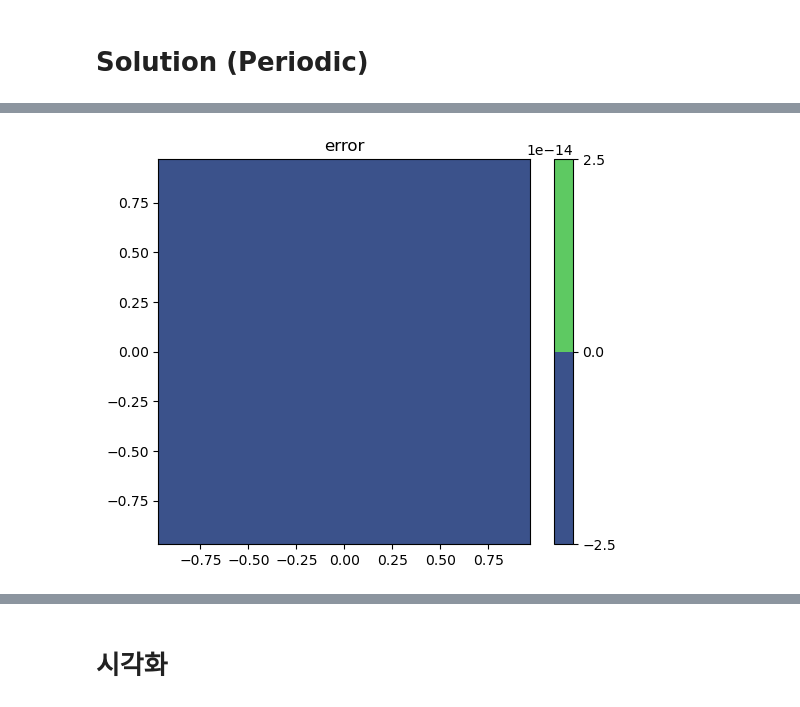
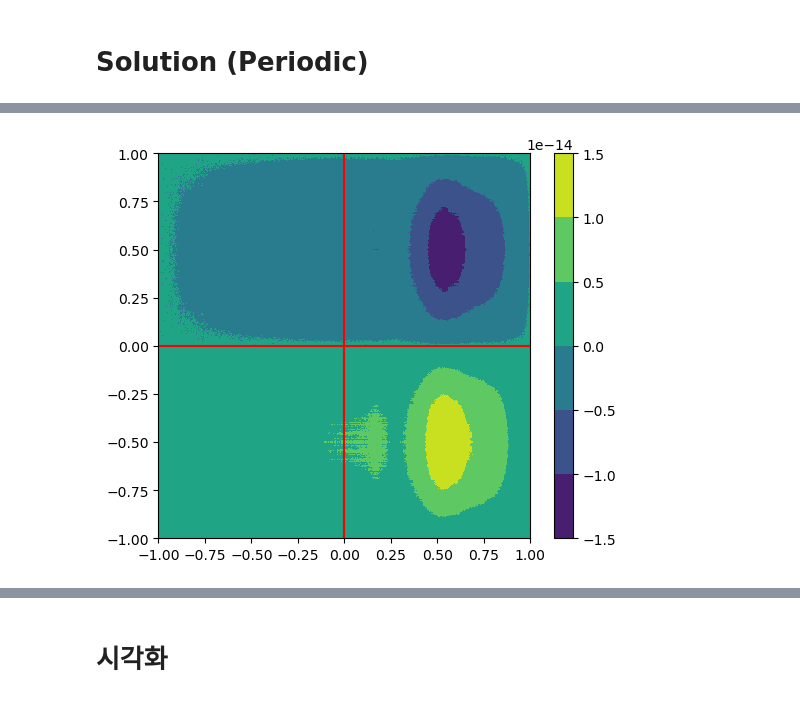
Before and after one commit to dontempty/PaScaL_TDMA_lab, a Jupyter notebook: examples_lab/lab.ipynb, the cells around one changed output, grey strips where cells are left out. Drawn from its saved outputs; the diff is of its cells as text; code cells hidden in the pictures.

```diff
--- a/examples_lab/lab.ipynb
+++ b/examples_lab/lab.ipynb
@@ -429,15 +457,15 @@ error = 6.546588328395451e-16
 # Solution (Periodic)
 # %%
 folder_name = "results"
-file_name = "theta"
+file_name = "rhs"
 
 x0 = -1
 xN = 1
 y0 = -1
 yN = 1
 
-nx = 16
-ny = 16
+nx = 1024
+ny = 1024
 
 nx1 = nx+2
 ny1 = ny+2
@@ -468,16 +496,3 @@ for j in range(ny+2):
         y[j] = yN
     else:
         y[j] = y0 + dy/2 + dy*(j-1)
-
-# u_exact = u(x,y,t)= (-1/2π^2) sin(πx)sin(πy) exp(−2π^2 t)
-
-endtime = 0
-exact_solution = np.zeros((ny+2, nx+2))
-for j in range(ny+2):
-    for i in range(nx+2):
-
-        # Dirichlet
-        # exact_solution[j, i] = (1 - x[i]**2) * (1 - y[j]**2)
-
-        # Periodic
-        exact_solution[j, i] = (-1/2/(np.pi**2)) * np.sin(np.pi*x[i])*np.sin(np.pi*y[j]) * np.exp(-2*np.pi**2 * endtime) + np.cos(np.pi*x[i])*np.cos(np.pi*y[j])
@@ -492,23 +536,63 @@ NameError: name 'np' is not defined
 # %%
-solution = np.zeros((ny+2, nx+2))
+folder_name = "results"
+file_name = "rhs"
 
-for j in range(npy):
-    for i in range(npx):
-        temp = np.array(pd.read_csv(f"{folder_name}/{file_name}{j}{i}.csv", header=None))
+x0 = -1
+xN = 1
+y0 = -1
+yN = 1
 
-        j_idx_sta = int(j*mx) + 1
-        j_idx_end = int((j+1)*mx) + 1
-        i_idx_sta = int(i*mx) + 1
-        i_idx_end = int((i+1)*mx) + 1
+nx = 1024
+ny = 1024
 
-        solution[j_idx_sta:j_idx_end, i_idx_sta:i_idx_end] = temp[1:-1, 1:-1]
+nx1 = nx+2
+ny1 = ny+2
 
-error = exact_solution - solution
+npx = 2
+npy = 2
 
-X, Y = np.meshgrid(x[1:-1], y[1:-1])
+mx = nx/npx
+my = ny/npy
+
+dx = (xN-x0)/nx
+dy = (yN-y0)/ny
+
+x = np.zeros(nx+2)
+y = np.zeros(ny+2)
+
+for i in range(nx+2):
+    if i==0:
+        x[i] = x0
+    elif i==nx+1:
+        x[i] = xN
+    else:
+        x[i] = x0 + dx/2 + dx*(i-1)
+for j in range(ny+2):
+    if j==0:
+        y[j] = y0
+    elif j==ny+1:
+        y[j] = yN
+    else:
+        y[j] = y0 + dy/2 + dy*(j-1)
+
+solution_single = np.array(pd.read_csv(f"{folder_name}/{file_name}_single.csv", header=None))
+
+exact_solution = np.zeros((ny+2, nx+2))
+
+for j in range(0, ny+2):
+    for i in range(0, nx+2):
+        exact_solution[j, i] = -1/(2*np.pi**2) * np.sin(np.pi*x[i])*np.sin(np.pi*y[j])
+
+error = solution_single - solution
+print("error =", np.sqrt(np.sum(error**2)/(nx1*ny1)))
+
+X, Y = np.meshgrid(x, y)
 
 plt.figure(figsize=(6, 5))
-plt.contourf(X, Y, solution[1:-1, 1:-1]-1)
+#plt.title("Error between single processor and multi processor")
+plt.contourf(X, Y, error, levels=5)
 plt.colorbar()
-plt.title("error")
+
+plt.plot([0, 0], [-1, 1], color = "red")
+plt.plot([-1, 1], [0, 0], color = "red")
 # %% [output]
@@ -516 +601 @@ Text(0.5, 1.0, 'error')
-[figure, old version]
+[figure, new version]
```
Also changed, not shown: parts of 10 cells of this notebook, 32 other files.
